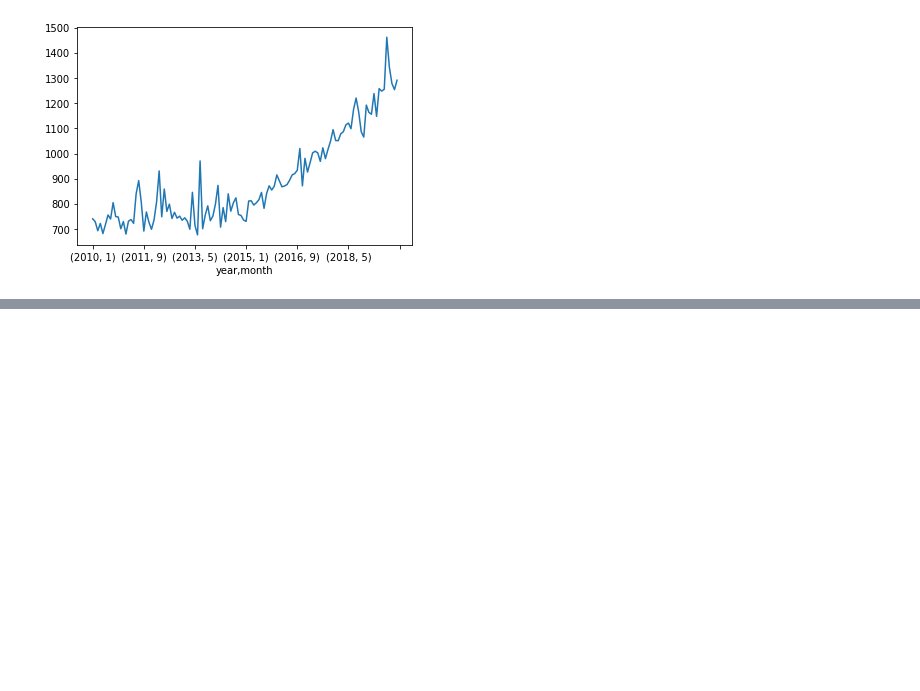
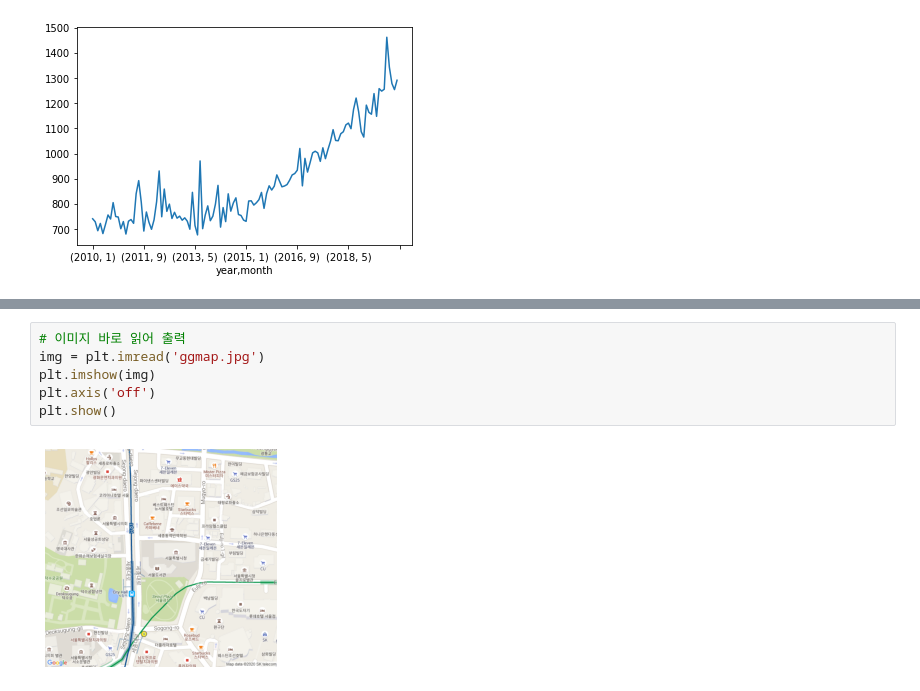
Before and after one commit to Jungsan005/Bigdata-Class, a Jupyter notebook: 매매평당금액.ipynb, the cells around one changed output, grey strips where cells are left out. Cells and saved outputs as stored; diff of their text form; blank space fills up the shorter version.

```diff
--- a/매매평당금액.ipynb
+++ b/매매평당금액.ipynb
@@ -80,0 +289,8 @@ df_Trade_b ['price','강남구'].plot()
+# %%
+# 이미지 바로 읽어 출력
+img = plt.imread('ggmap.jpg')
+plt.imshow(img)
+plt.axis('off')
+plt.show()
+# %% [output]
+[figure, added]
```
Also changed, not shown: parts of 21 cells of this notebook.
